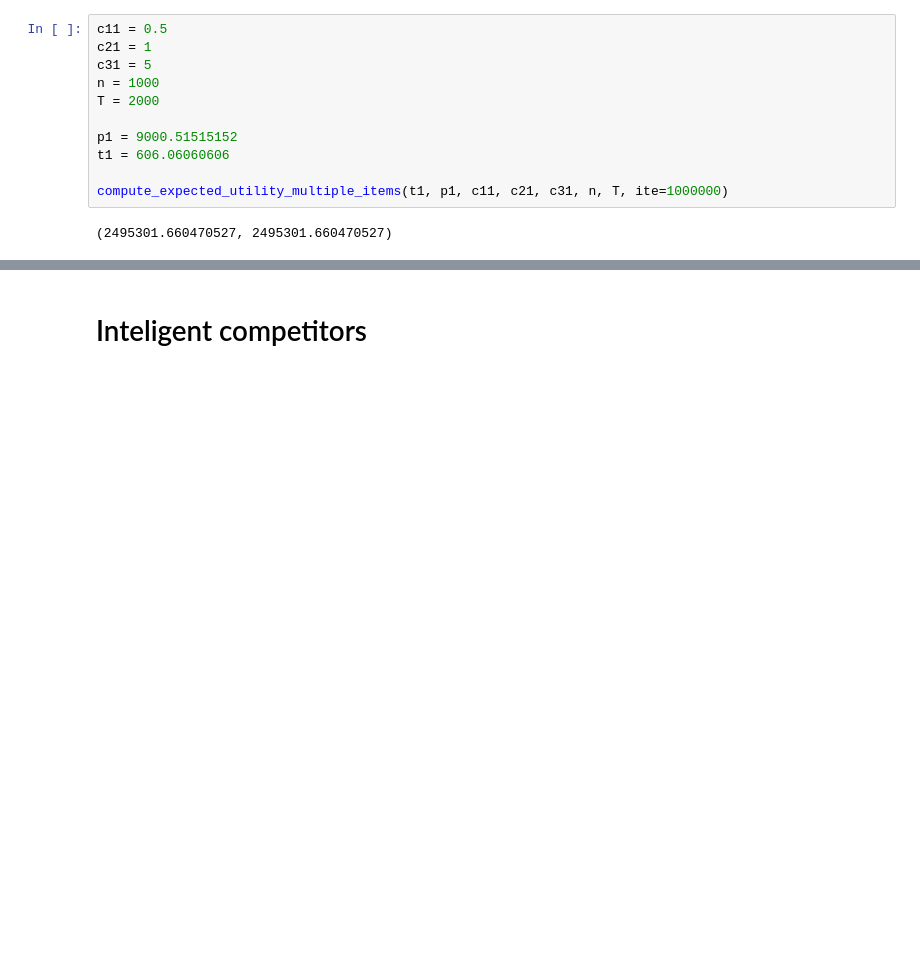
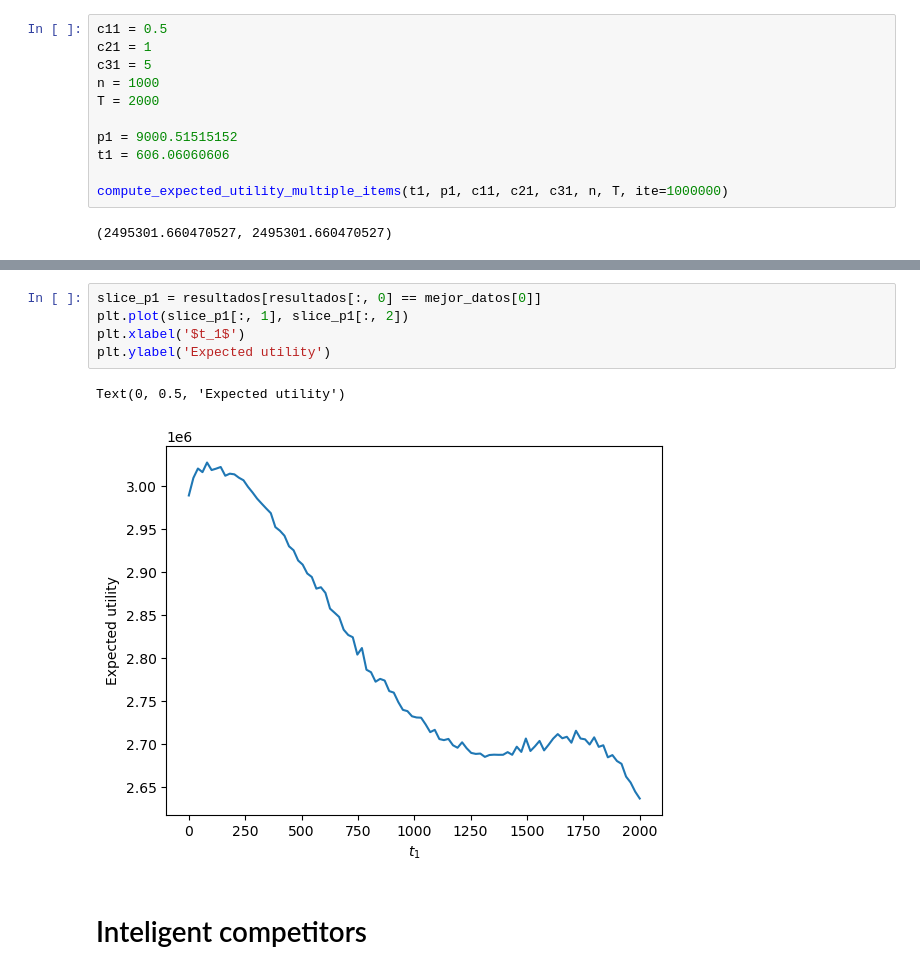
Before and after one commit to pablogarciarce/ProductLaunching, a Jupyter notebook: ProdLaunch.ipynb, the cells around one changed output, grey strips where cells are left out. Cells and saved outputs as stored; diff of their text form; blank space fills up the shorter version.

```diff
--- a/ProdLaunch.ipynb
+++ b/ProdLaunch.ipynb
@@ -717,3 +703,11 @@ Mejores datos: [6757.57575758   80.80808081] Mejor utilidad: 3027192.9324444444
+# %%
+slice_p1 = resultados[resultados[:, 0] == mejor_datos[0]]
+plt.plot(slice_p1[:, 1], slice_p1[:, 2])
+plt.xlabel('$t_1$')
+plt.ylabel('Expected utility')
+# %% [output]
+Text(0, 0.5, 'Expected utility')
+[figure, added]
 # %% [markdown]
 # Inteligent competitors
 # %%
```
Also changed, not shown: parts of 10 cells of this notebook, 9 other files.
